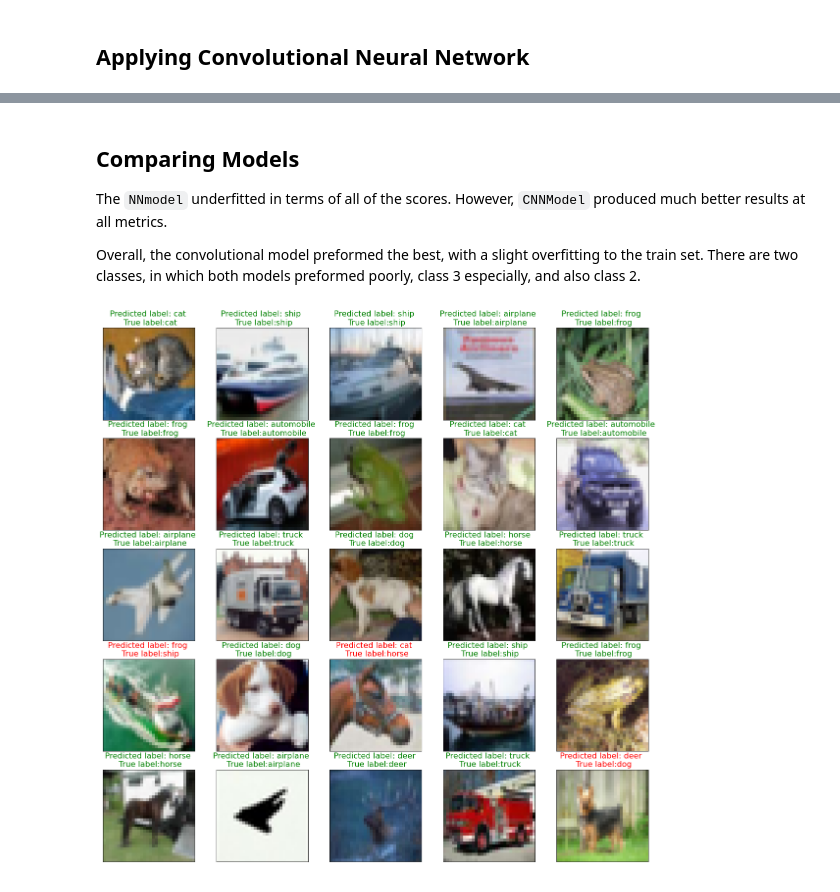
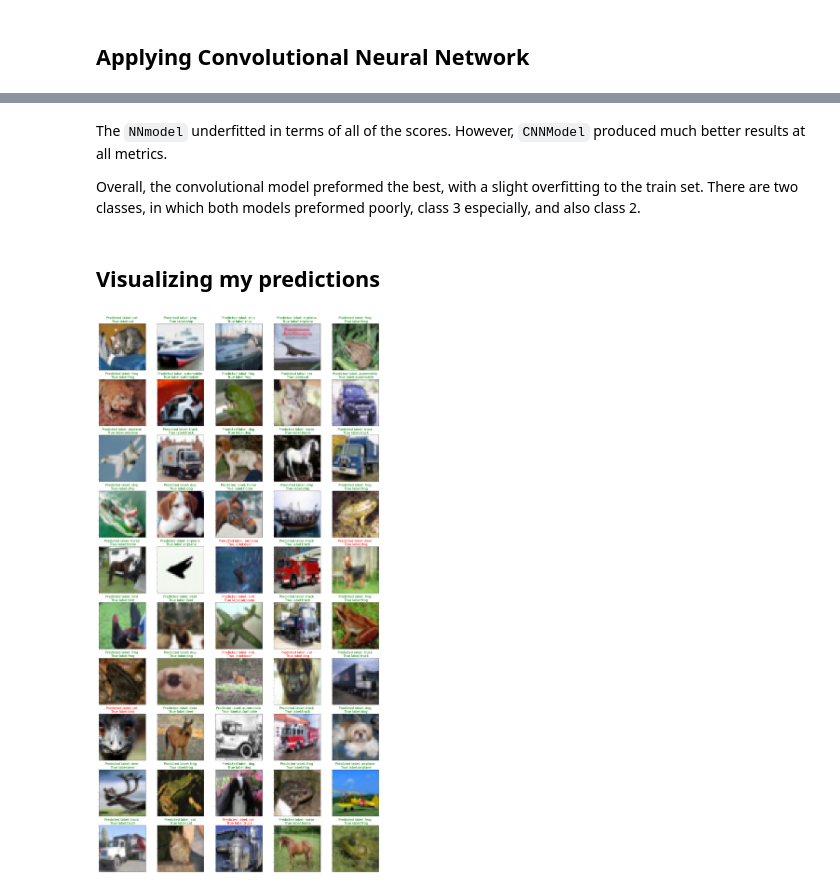
Before and after one commit to AvivGelfand/CNN-Image-Classification-Challange, a Jupyter notebook: Image_processing_challage.ipynb, the cells around one changed output, grey strips where cells are left out. Drawn from its saved outputs; the diff is of its cells as text; code cells hidden in the pictures.

```diff
--- a/Image_processing_challage.ipynb
+++ b/Image_processing_challage.ipynb
@@ -221,39 +221,42 @@ Epoch 1/10
 # %% [markdown]
-## Comparing Models
 The `NNmodel` underfitted in terms of all of the scores. However, `CNNModel` produced much better results at all metrics.
 
 Overall, the convolutional model preformed the best, with a slight overfitting to the train set.
 There are two classes, in which both models preformed poorly, class 3 especially, and also class 2.
+# %% [markdown]
+## Visualizing my predictions
 # %%
 # show some images and their predictions for the CNN model
 import matplotlib.pyplot as plt
 import numpy as np
 
 # Define the labels of the dataset
 labels = ['airplane', 'automobile', 'bird', 'cat', 'deer', 'dog', 'frog', 'horse', 'ship', 'truck']
 
 # Define the figure size
-plt.figure(figsize=(20,20))
+plt.figure(figsize=(25,50))
 
 # Loop through the first 25 images in the test set
+# make more space between the images
 
-for i in range(25):
+for i in range(50):
     # Define the subplot
-    plt.subplot(5,5,i+1)
+    plt.subplot(10,5,i+1)
     # Plot the image
     plt.imshow(x_test[i])
     # Define the label of the image in a white color and the actual label in green color if right or red color if wrong
     if y_test_pred_classes[i] == y_test[i]:
         color = 'green'
     else:
         color = 'red'
     plt.title(f'Predicted label: {labels[y_test_pred_classes[i]]} \n True label:{labels[y_test[i][0]]}'
               , color=color,fontsize=16)
-            #   '
-    # Remove the x and y ticks
+    # make the ticks white
+    # plt.xticks(color='w')
     plt.xticks([])
-    plt.yticks([])
+    plt.yticks(color='g', fontsize=1)
+    # plt.yticks([])
 # Show the plot
 plt.show()
 # %% [output]
-[figure, old version]
+[figure, new version]
```
Also changed, not shown: parts of 4 cells of this notebook.
